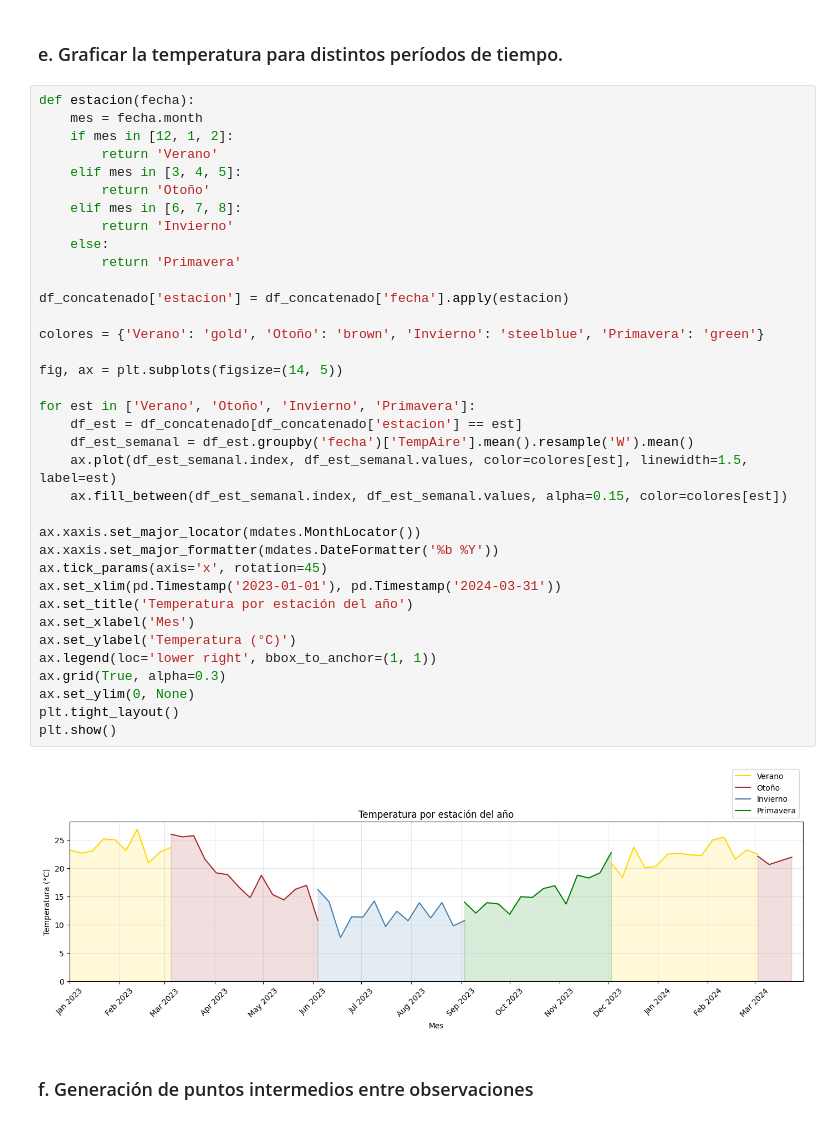
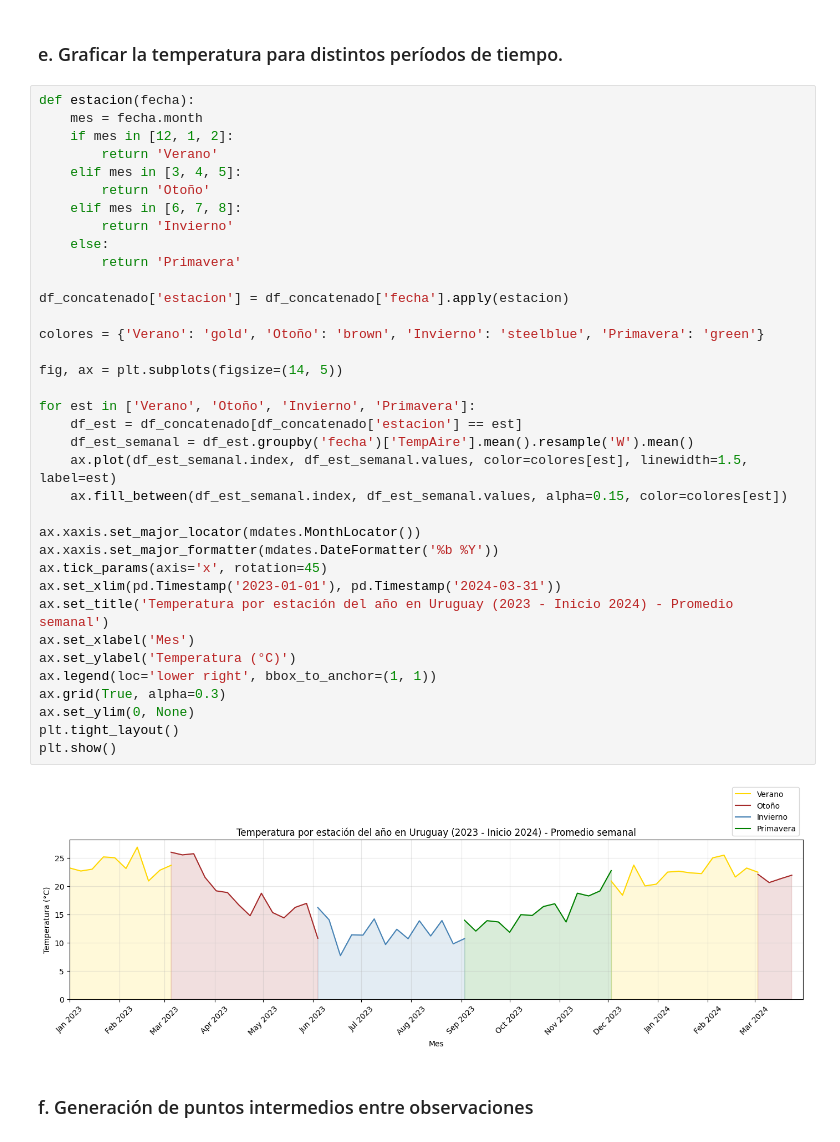
Before and after one commit to agustina-pereyracarrasco/Practico-2---Analisis-de-Datos---Manipulacion-de-tablas-y-series-de-tiempo, a Jupyter notebook: code.ipynb, the cells around one changed output. Cells and saved outputs as stored; diff of their text form.

```diff
--- a/code.ipynb
+++ b/code.ipynb
@@ -501,35 +501,35 @@ def estacion(fecha):
         return 'Otoño'
     elif mes in [6, 7, 8]:
         return 'Invierno'
     else:
         return 'Primavera'
 
 df_concatenado['estacion'] = df_concatenado['fecha'].apply(estacion)
 
 colores = {'Verano': 'gold', 'Otoño': 'brown', 'Invierno': 'steelblue', 'Primavera': 'green'}
 
 fig, ax = plt.subplots(figsize=(14, 5))
 
 for est in ['Verano', 'Otoño', 'Invierno', 'Primavera']:
     df_est = df_concatenado[df_concatenado['estacion'] == est]
     df_est_semanal = df_est.groupby('fecha')['TempAire'].mean().resample('W').mean()
     ax.plot(df_est_semanal.index, df_est_semanal.values, color=colores[est], linewidth=1.5, label=est)
     ax.fill_between(df_est_semanal.index, df_est_semanal.values, alpha=0.15, color=colores[est])
 
 ax.xaxis.set_major_locator(mdates.MonthLocator())
 ax.xaxis.set_major_formatter(mdates.DateFormatter('%b %Y'))
 ax.tick_params(axis='x', rotation=45)
 ax.set_xlim(pd.Timestamp('2023-01-01'), pd.Timestamp('2024-03-31'))
-ax.set_title('Temperatura por estación del año')
+ax.set_title('Temperatura por estación del año en Uruguay (2023 - Inicio 2024) - Promedio semanal')
 ax.set_xlabel('Mes')
 ax.set_ylabel('Temperatura (°C)')
 ax.legend(loc='lower right', bbox_to_anchor=(1, 1))
 ax.grid(True, alpha=0.3)
 ax.set_ylim(0, None)
 plt.tight_layout()
 plt.show()
 # %% [output]
-[figure, old version]
+[figure, new version]
 # %% [markdown]
 ### f. Generación de puntos intermedios entre observaciones
 # %%
```
Also changed, not shown: parts of 1 cell of this notebook.
